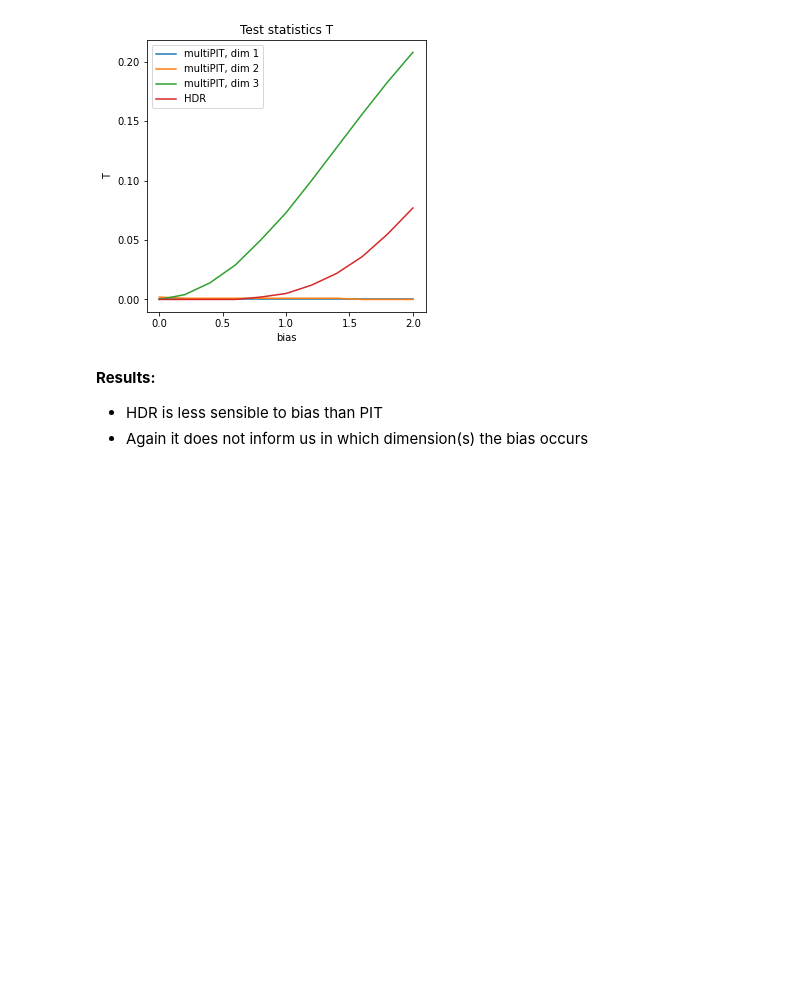
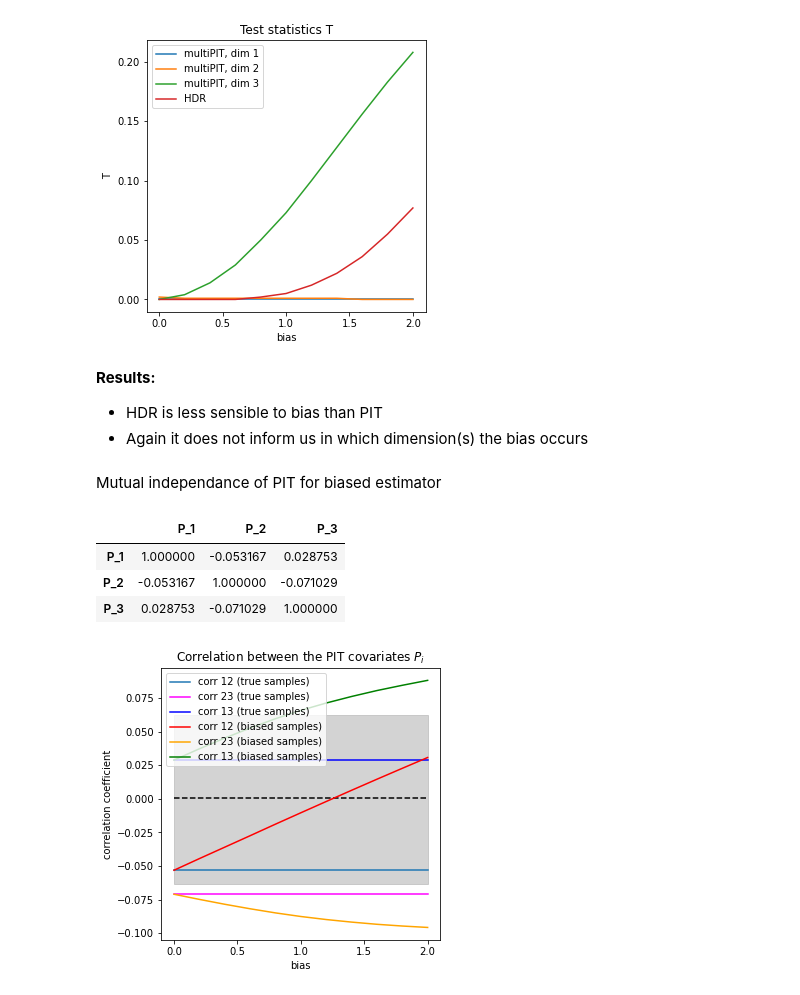
Before and after one commit to JuliaLinhart/valDiags_flows, a Jupyter notebook: MultiPIT_distributions_Toy.ipynb, the cells around one changed output. Saved outputs shown, nothing was run; the diff lists cells and outputs as text; code cells hidden in the pictures; blank space fills up the shorter version.

```diff
--- a/MultiPIT_distributions_Toy.ipynb
+++ b/MultiPIT_distributions_Toy.ipynb
@@ -688,3 +684,22 @@ plt.show()
 **Results:**
 - HDR is less sensible to bias than PIT
 - Again it does not inform us in which dimension(s) the bias occurs
+# %% [markdown]
+Mutual independance of PIT for biased estimator
+# %%
+# true distribution
+pit_eval_true = {
+        'P_1':maf._transform(datasets['test'])[0][:, 0].detach().numpy(),
+        'P_2':maf._transform(datasets['test'])[0][:, 1].detach().numpy(),
+        'P_3':maf._transform(datasets['test'])[0][:, 2].detach().numpy(),
+    }
+df_true = pd.DataFrame(pit_eval_true)
+corr_12_true = df_true.corr()['P_1'][1]
+corr_23_true = df_true.corr()['P_2'][2]
+corr_13_true = df_true.corr()['P_1'][2]
+df_true.corr()
+# %% [output]
+|  | P_1 | P_2 | P_3 |
+| P_1 | 1.000000 | -0.053167 | 0.028753 |
+| P_2 | -0.053167 | 1.000000 | -0.071029 |
+| P_3 | 0.028753 | -0.071029 | 1.000000 |
@@ -690,0 +724,48 @@ plt.show()
+# %%
+# null hypothesis
+from scipy.stats import norm
+
+n_trials = 1000
+
+corr_12_null = []
+corr_23_null = []
+corr_13_null = []
+for t in range(n_trials):
+    pit_eval_null = {
+        'P_1': norm().rvs(1000),
+        'P_2': norm().rvs(1000),
+        'P_3': norm().rvs(1000),
+    }
+    df_null = pd.DataFrame(pit_eval_null)
+    corr_12_null.append(df_null.corr()['P_1'][1])
+    corr_23_null.append(df_null.corr()['P_2'][2])
+    corr_13_null.append(df_null.corr()['P_1'][2])
+# %%
+# PLOT
+upp_lim = np.mean([np.quantile(corr_13_null, q=0.05/2), np.quantile(corr_12_null, q=0.05/2), np.quantile(corr_23_null, q=0.05/2)])
+low_lim = np.mean([np.quantile(corr_13_null, q=1-0.05/2), np.quantile(corr_12_null, q=1-0.05/2), np.quantile(corr_23_null, q=1-0.05/2)])
+
+mean = np.mean([np.mean(corr_13_null), np.mean(corr_12_null), np.mean(corr_23_null)])
+plt.plot([mean]*len(bias), '--', color='black')
+plt.fill_between(
+        x=np.linspace(0, 10, len(bias)),
+        y1=np.repeat(low_lim, len(bias)),
+        y2=np.repeat(upp_lim, len(bias)),
+        color="darkgrey",
+        alpha=0.5,
+    )
+
+plt.plot([corr_12_true]*len(bias), label = 'corr 12 (true samples)')
+plt.plot([corr_23_true]*len(bias), color = 'magenta', label = 'corr 23 (true samples)')
+plt.plot([corr_13_true]*len(bias), color='blue', label='corr 13 (true samples)')
+plt.plot(corr_12, label = 'corr 12 (biased samples)', color='red')
+plt.plot(corr_23, label = 'corr 23 (biased samples)', color='orange')
+plt.plot(corr_13, label = 'corr 13 (biased samples)', color='green')
+plt.legend()
+plt.xticks([0,2.5,5,7.5,10],np.linspace(0,2,5))
+plt.xlabel('bias')
+plt.ylabel('correlation coefficient')
+plt.title(r'Correlation between the PIT covariates $P_i$')
+plt.show()
+# %% [output]
+[figure, added]
```
Also changed, not shown: parts of 4 cells of this notebook.
